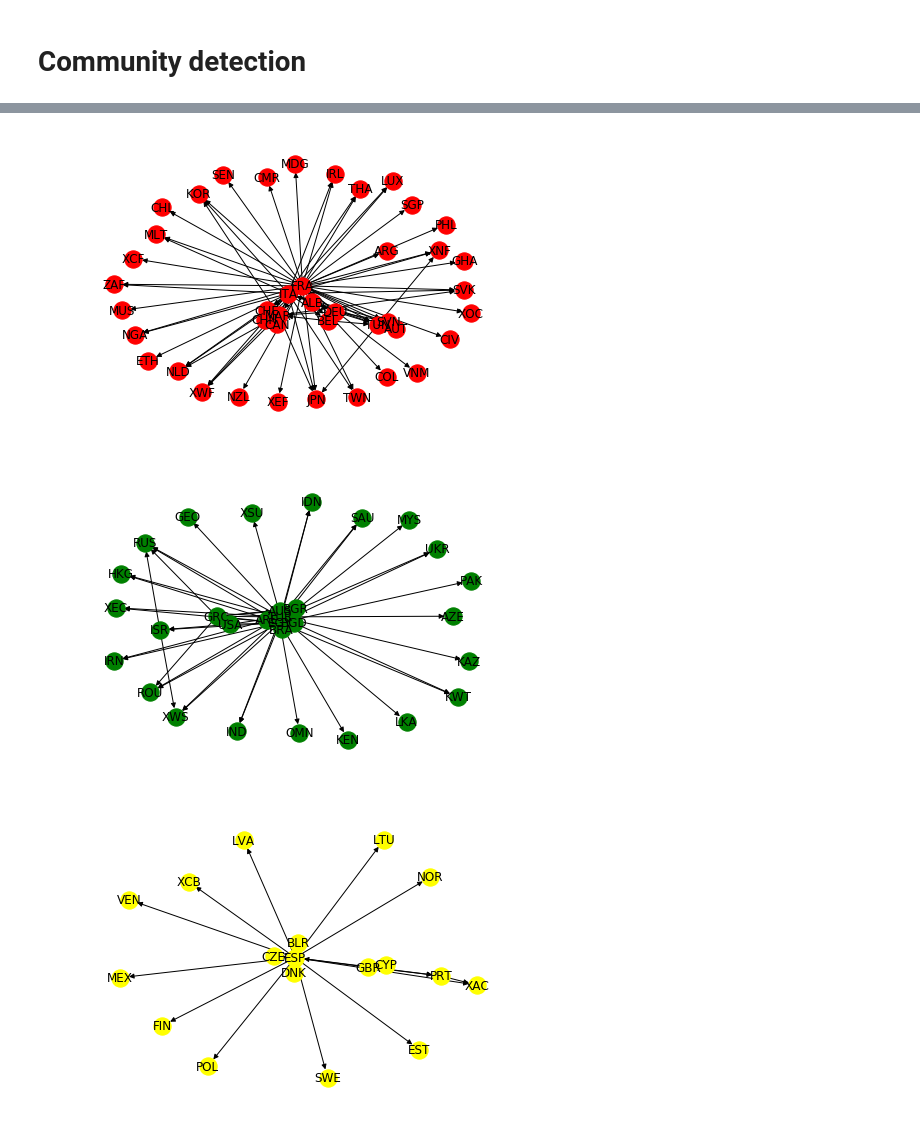
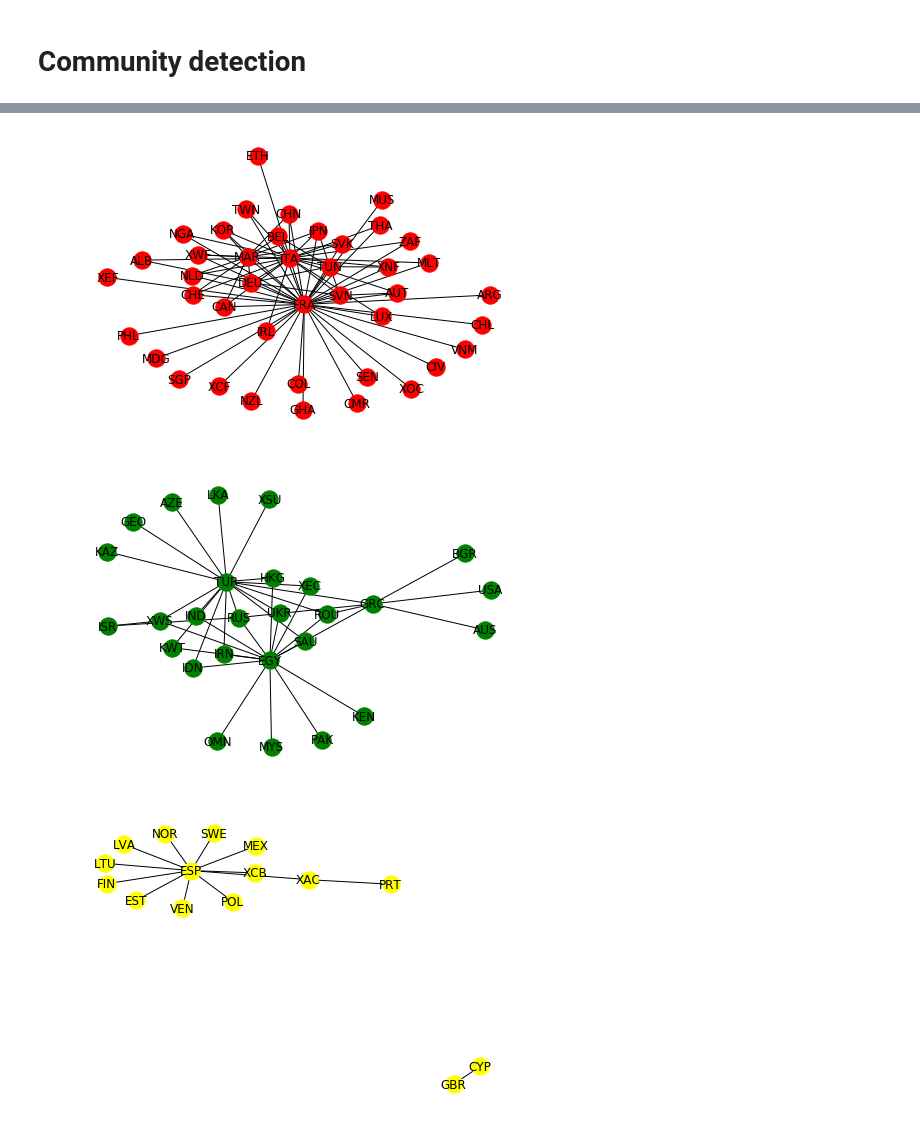
Before and after one commit to federiconutarelli/mena, a Jupyter notebook: LAVORO_MENA_DEFINITIVO.ipynb, the cells around one changed output, grey strips where cells are left out. Drawn from its saved outputs; the diff is of its cells as text; code cells hidden in the pictures.

```diff
--- a/LAVORO_MENA_DEFINITIVO.ipynb
+++ b/LAVORO_MENA_DEFINITIVO.ipynb
@@ -703,7 +715,7 @@ edges =[ii for ii in list(First_community_graph.edges.data('weight'))]
 
 edges_perc_edges_only = []
 for i in range(386):
-    a=edges_perc[i][:2]
+    a=edge_perc[i][:2]
     edges_perc_edges_only.append(a)
 
 edges_edges_only = []
@@ -711,7 +723,7 @@ for i in range(903):
     b=edges[i][:2]
     edges_edges_only.append(b)
 # %%
-First_community = nx.DiGraph()
+First_community = nx.Graph()
 elementi_comuni = common_elements(edges_edges_only,edges_perc_edges_only)
 for j in range(80):
     nodo_1=elementi_comuni[j][0]
@@ -721,38 +733,38 @@ for j in range(80):
 pos = nx.random_layout(First_community)
 nx.draw(First_community, node_size=300, with_labels=True)
 # %% [output]
-[figure, old version]
+[figure, new version]
 # %%
 #SECOND SUBGRAPH: SECOND COMMUNITY
 
-Second_community_graph=nx.DiGraph()
+Second_community_graph=nx.Graph()
 for i in comm[1]:
     for j in range(30):
         Second_community_graph.add_edge(i,comm[1][j])
 edges_second =[ii for ii in list(Second_community_graph.edges.data('weight'))]
 
 
 edges_second_edges_only = []
-for i in range(900):
+for i in range(465):
     b=edges_second[i][:2]
     edges_second_edges_only.append(b)
 
 
-Second_community = nx.DiGraph()
+Second_community = nx.Graph()
 elementi_comuni_second = common_elements(edges_second_edges_only,edges_perc_edges_only)
-for j in range(54):
+for j in range(40):
     nodo_1=elementi_comuni_second[j][0]
     nodo_2=elementi_comuni_second[j][1]
     Second_community.add_edge(nodo_1,nodo_2)
 
 pos = nx.random_layout(Second_community)
 nx.draw(Second_community, node_size=300, with_labels=True, node_color='green')
 # %% [output]
-[figure, old version]
+[figure, new version]
 # %%
 #THIRD SUBGRAPH: THIRD COMMUNITY
 
-Third_community_graph=nx.DiGraph()
+Third_community_graph=nx.Graph()
 for i in comm[2]:
     for j in range(18):
         Third_community_graph.add_edge(i,comm[2][j])
@@ -760,14 +772,14 @@ edges_third =[ii for ii in list(Third_community_graph.edges.data('weight'))]
 
 
 edges_third_edges_only = []
-for i in range(324):
+for i in range(171):
     b=edges_third[i][:2]
     edges_third_edges_only.append(b)
 
 
-Third_community = nx.DiGraph()
+Third_community = nx.Graph()
 elementi_comuni_third = common_elements(edges_third_edges_only,edges_perc_edges_only)
-for j in range(19):
+for j in range(13):
     nodo_1=elementi_comuni_third[j][0]
     nodo_2=elementi_comuni_third[j][1]
     Third_community.add_edge(nodo_1,nodo_2)
@@ -775,7 +787,7 @@ for j in range(19):
 pos = nx.random_layout(Third_community)
 nx.draw(Third_community, node_size=300, with_labels=True, node_color='yellow')
 # %% [output]
-[figure, old version]
+[figure, new version]
 # %%
 #FOURTH SUBGRAPH: FOURTH COMMUNITY
 
```
Also changed, not shown: parts of 8 cells of this notebook.
